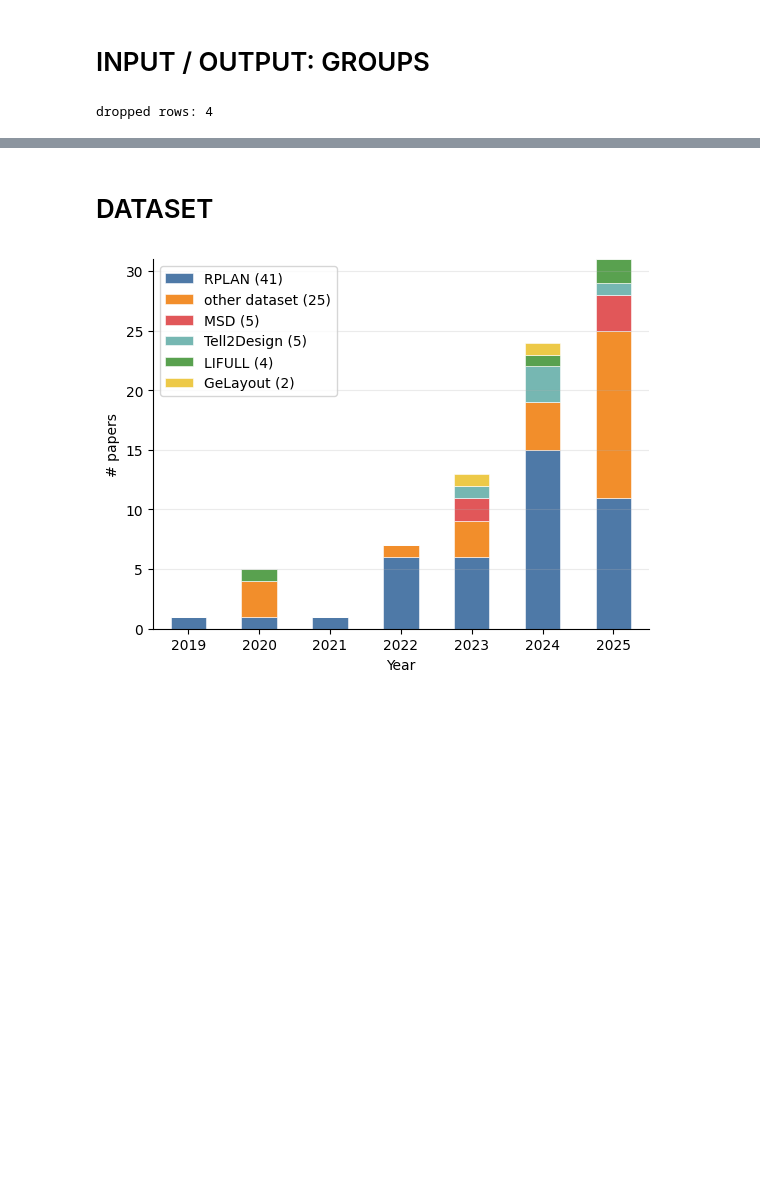
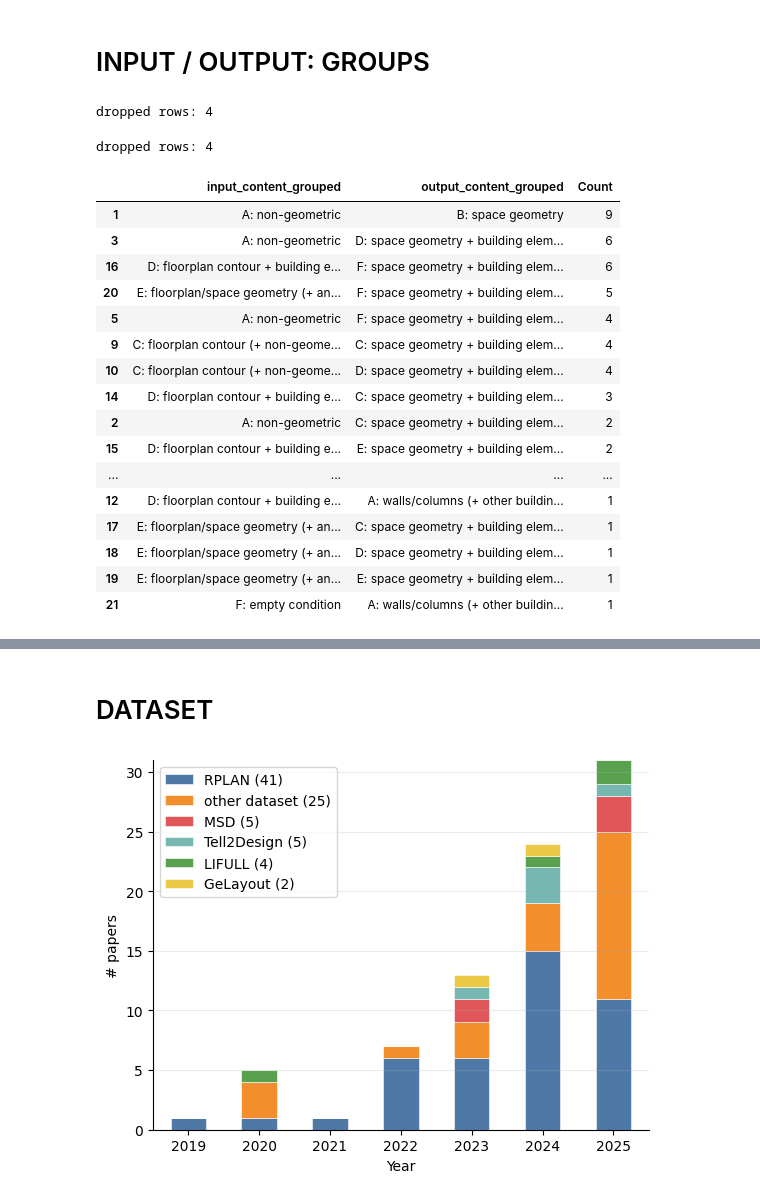
Before and after one commit to gal-dmitry/SystematicReview, a Jupyter notebook: SYNTHESIS.ipynb, the cells around one changed output, grey strips where cells are left out. Drawn from its saved outputs; the diff is of its cells as text; code cells hidden in the pictures; blank space fills up the shorter version.

```diff
--- a/SYNTHESIS.ipynb
+++ b/SYNTHESIS.ipynb
@@ -46,3 +1518,28 @@ plot_sankey_input_modality_content(df_model)
 plot_sankey_input_output_content(df_model)
 # %% [output]
 dropped rows: 4
+# %%
+from utils_synthesis import _get_input_output_groups
+
+_, cooc = _get_input_output_groups(df_model)
+
+cooc
+# %% [output]
+dropped rows: 4
+|  | input_content_grouped | output_content_grouped | Count |
+| 1 | A: non-geometric | B: space geometry | 9 |
+| 3 | A: non-geometric | D: space geometry + building elem... | 6 |
+| 16 | D: floorplan contour + building e... | F: space geometry + building elem... | 6 |
+| 20 | E: floorplan/space geometry (+ an... | F: space geometry + building elem... | 5 |
+| 5 | A: non-geometric | F: space geometry + building elem... | 4 |
+| 9 | C: floorplan contour (+ non-geome... | C: space geometry + building elem... | 4 |
+| 10 | C: floorplan contour (+ non-geome... | D: space geometry + building elem... | 4 |
+| 14 | D: floorplan contour + building e... | C: space geometry + building elem... | 3 |
+| 2 | A: non-geometric | C: space geometry + building elem... | 2 |
+| 15 | D: floorplan contour + building e... | E: space geometry + building elem... | 2 |
+| ... | ... | ... | ... |
+| 12 | D: floorplan contour + building e... | A: walls/columns (+ other buildin... | 1 |
+| 17 | E: floorplan/space geometry (+ an... | C: space geometry + building elem... | 1 |
+| 18 | E: floorplan/space geometry (+ an... | D: space geometry + building elem... | 1 |
+| 19 | E: floorplan/space geometry (+ an... | E: space geometry + building elem... | 1 |
+| 21 | F: empty condition | A: walls/columns (+ other buildin... | 1 |
```
Also changed, not shown: parts of 8 cells of this notebook, 1 other file.
